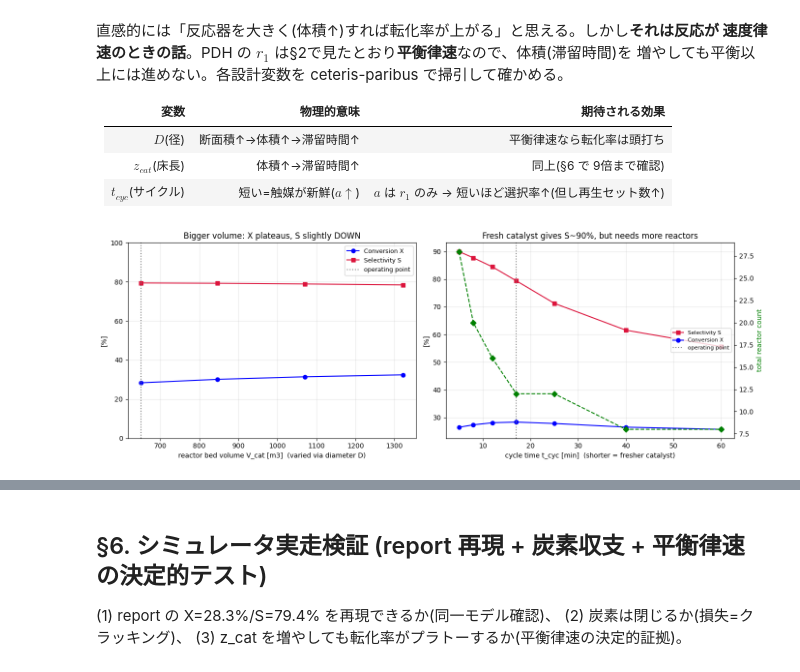
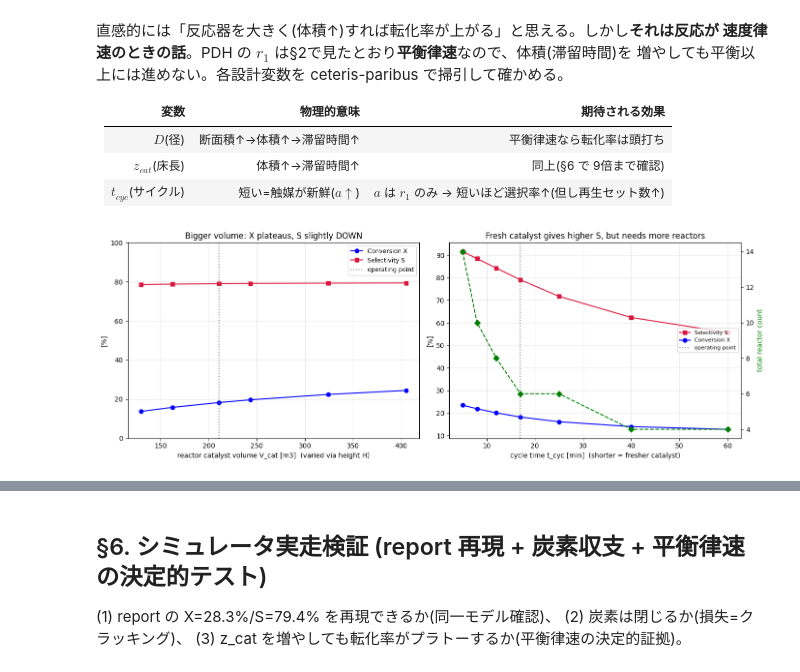
Before and after one commit to englander1996-boop/pdh_simulator, a Jupyter notebook: monitor/reactor_conversion_ceiling.ipynb, the cells around one changed output, grey strips where cells are left out. Saved outputs shown, nothing was run; the diff lists cells and outputs as text; code cells hidden in the pictures.

```diff
--- a/monitor/reactor_conversion_ceiling.ipynb
+++ b/monitor/reactor_conversion_ceiling.ipynb
@@ -319,8 +346,9 @@ $T_{in}$ を掃引(他変数固定)して、単通の $X,\,S,\,X\!\cdot\!S$ を
 # %%
 rows = []
 for Tcin in np.arange(580, 805, 12.5):
-    r = simulate_swing_reactor_system(
-        DesignVars(T_in=Tcin+273.15, z_cat=Z, t_cyc=TC, D=D), feed, fixed)
+    r = simulate_radial_flow_reactor_system(
+        RadialDesignVars(T_in=Tcin+273.15, t_cyc=TC, D_inner=D_INNER, bed_thickness=DR, H=H),
+        feed, fixed)
     if r.equipment.Reactor_CAPEX >= 1e8:
         continue
     X, S = r.performance.Conversion, r.performance.Selectivity
@@ -329,6 +357,10 @@ for Tcin in np.arange(580, 805, 12.5):
                      C3H6_made=r.effluent.F_out_avg['B']-B0))
 sw = pd.DataFrame(rows)
 
+# 代表運転点 (design1) の X,S を live で取得しマーカーに使う
+op = simulate_radial_flow_reactor_system(design1, feed, fixed)
+Xop, Sop = op.performance.Conversion, op.performance.Selectivity
+
 fig, ax = plt.subplots(1, 2, figsize=(14, 5))
 ax[0].plot(sw.T_in_C, sw.X, 'o-', label='Conversion X', color='blue')
 ax[0].plot(sw.T_in_C, sw.S, 's-', label='Selectivity S', color='crimson')
@@ -336,14 +368,14 @@ ax[0].plot(sw.T_in_C, sw.XS, '^--', label='single-pass yield X*S', color='green'
 ax[0].axvline(T_IN-273.15, color='gray', ls=':', label=f'operating point {T_IN-273.15:.0f}C')
 ax[0].axhline(80, color='orange', ls=':', alpha=0.7)
 ax[0].set_xlabel('T_in [degC]'); ax[0].set_ylabel('[%]')
-ax[0].set_title('Conversion-Selectivity trade-off vs T_in'); ax[0].legend(fontsize=9)
+ax[0].set_title('Conversion-Selectivity trade-off vs T_in (radial single-bed)'); ax[0].legend(fontsize=9)
 ax[0].grid(True, alpha=0.3)
 
 ax[1].plot(sw.X, sw.S, 'o-', color='darkviolet')
 for _, rw in sw.iterrows():
     ax[1].annotate(f'{rw.T_in_C:.0f}C', (rw.X, rw.S), fontsize=7,
                    xytext=(3, 3), textcoords='offset points')
-ax[1].plot(28.3, 79.4, 'r*', ms=18, label='operating point (28.3%, 79.4%)')
+ax[1].plot(Xop, Sop, 'r*', ms=18, label=f'operating point ({Xop:.1f}%, {Sop:.1f}%)')
 ax[1].set_xlabel('single-pass Conversion [%]'); ax[1].set_ylabel('Selectivity [%]')
 ax[1].set_title('Pareto front: cannot have both high X and high S'); ax[1].legend(fontsize=9)
 ax[1].grid(True, alpha=0.3)
@@ -351,6 +383,6 @@ plt.tight_layout(); plt.show()
 
 print(sw.round(1).to_string(index=False))
 print()
-print('S>85% には T_in<~620C が必要 → そこでは X が低く、断熱平衡+速度低下で')
-print('生産量目標を満たせない。生産制約を満たす最低温度(~655C)での S が ~80%。')
+print('S>85% には低い T_in が必要 → そこでは X が低く、断熱平衡+速度低下で')
+print('生産量目標を満たせない。生産制約を満たす最低温度付近での S が ~80%。')
 # %% [output]
@@ -386,49 +418,50 @@ S>85% には T_in<~620C が必要 → そこでは X が低く、断熱平衡+
 | $t_{cyc}$(サイクル) | 短い=触媒が新鮮($a\uparrow$) | $a$ は $r_1$ のみ → 短いほど選択率↑(但し再生セット数↑) |
 # %%
 def run_reactor(**kw):
-    dd = dict(T_in=T_IN, z_cat=Z, t_cyc=TC, D=D); dd.update(kw)
-    r = simulate_swing_reactor_system(DesignVars(**dd), feed, fixed)
+    dd = dict(T_in=T_IN, t_cyc=TC, D_inner=D_INNER, bed_thickness=DR, H=H); dd.update(kw)
+    r = simulate_radial_flow_reactor_system(RadialDesignVars(**dd), feed, fixed)
     pen = r.equipment.Reactor_CAPEX >= 1e8
-    Vcat = math.pi/4*dd['D']**2*dd['z_cat']*(1-fixed.eps)
+    ri = dd['D_inner']/2.0; ro = ri + dd['bed_thickness']
+    Vcat = math.pi*(ro**2 - ri**2)*dd['H']*(1-fixed.eps)
     return dict(X=r.performance.Conversion, S=r.performance.Selectivity,
                 Tout=r.effluent.T_out_avg-273.15, Npar=r.equipment.N_parallel,
                 Nset=r.equipment.N_swing_sets, Ntot=r.equipment.N_reactors_total,
                 Wcat_t=r.equipment.Catalyst_Weight_Total/1000,
                 CAPEX=(np.nan if pen else r.equipment.Reactor_CAPEX),
                 Vcat=Vcat, pen=r.equipment.penalty_reason if pen else '')
 
-# (A) D sweep = 体積を径で増やす
-dD = pd.DataFrame([dict(D=d, **run_reactor(D=d)) for d in [5,6,7.0145,8,9,10,12,15]])
+# (A) H sweep = 体積を環状床高さで増やす (Δr 固定なので ΔP はむしろ低下、体積だけ増える)
+dH = pd.DataFrame([dict(H=h, **run_reactor(H=h)) for h in [16, 20, 26, 30, 40, 50]])
 # (B) t_cyc sweep = 触媒の新鮮さ
-dT = pd.DataFrame([dict(t_cyc=tc, **run_reactor(t_cyc=tc)) for tc in [5,8,12,17.019,25,40,60]])
+dT = pd.DataFrame([dict(t_cyc=tc, **run_reactor(t_cyc=tc)) for tc in [5, 8, 12, 17, 25, 40, 60]])
 
+V_op = math.pi*(design1.r_o**2 - design1.r_i**2)*H*(1-fixed.eps)
 fig, ax = plt.subplots(1, 2, figsize=(14, 5))
-ok = dD[dD.pen == '']
+ok = dH[dH.pen == '']
 ax[0].plot(ok.Vcat, ok.X, 'o-', color='blue', label='Conversion X')
 ax[0].plot(ok.Vcat, ok.S, 's-', color='crimson', label='Selectivity S')
-ax[0].axvline(math.pi/4*D**2*Z*0.5, color='gray', ls=':', label='operating point')
-ax[0].set_xlabel('reactor bed volume V_cat [m3]  (varied via diameter D)')
+ax[0].axvline(V_op, color='gray', ls=':', label='operating point')
+ax[0].set_xlabel('reactor catalyst volume V_cat [m3]  (varied via height H)')
 ax[0].set_ylabel('[%]'); ax[0].set_title('Bigger volume: X plateaus, S slightly DOWN')
 ax[0].legend(fontsize=9); ax[0].grid(True, alpha=0.3); ax[0].set_ylim(0, 100)
 
 ax[1].plot(dT.t_cyc, dT.S, 's-', color='crimson', label='Selectivity S')
 ax[1].plot(dT.t_cyc, dT.X, 'o-', color='blue', label='Conversion X')
 ax2 = ax[1].twinx()
 ax2.plot(dT.t_cyc, dT.Ntot, 'D--', color='green', label='# reactors (swing x parallel)')
 ax2.set_ylabel('total reactor count', color='green')
 ax[1].axvline(TC, color='gray', ls=':', label='operating point')
 ax[1].set_xlabel('cycle time t_cyc [min]  (shorter = fresher catalyst)')
-ax[1].set_ylabel('[%]'); ax[1].set_title('Fresh catalyst gives S~90%, but needs more reactors')
+ax[1].set_ylabel('[%]'); ax[1].set_title('Fresh catalyst gives higher S, but needs more reactors')
 ax[1].legend(fontsize=8, loc='center right'); ax[1].grid(True, alpha=0.3)
 plt.tight_layout(); plt.show()
 
-print('(A) D sweep (volume via diameter):')
-print(dD[['D','Vcat','X','S','Tout','Npar','pen']].round(1).to_string(index=False))
-print('  → 体積 650->1322 m3 (2倍) で X +4pt のみ・S は微減。D<7 / D>10 は SV 制約で実行不可。')
-print('     体積は転化率レバーにならない (平衡律速)。\n')
+print('(A) H sweep (volume via bed height):')
+print(dH[['H','Vcat','X','S','Tout','Npar','pen']].round(1).to_string(index=False))
+print('  → 体積を増やしても X は頭打ち・S は微減。体積は転化率レバーにならない (平衡律速)。\n')
 print('(B) t_cyc sweep (catalyst freshness):')
 print(dT[['t_cyc','X','S','Tout','Nset','Ntot','Wcat_t','CAPEX']].round(1).to_string(index=False))
-print('  → 短サイクルで S 90% に届くが N_swing=ceil(30/t_cyc)+1 が増え反応器数・触媒量・CAPEX↑。')
+print('  → 短サイクルで S は上がるが N_swing=ceil(30/t_cyc)+1 が増え反応器数・触媒量・CAPEX↑。')
 print('     S~80% は「物理上限」ではなく CAPEX とのトレードオフの経済最適。')
 # %% [output]
-[figure, old version]
+[figure, new version]
```
Also changed, not shown: parts of 9 cells of this notebook, 8 other files.
